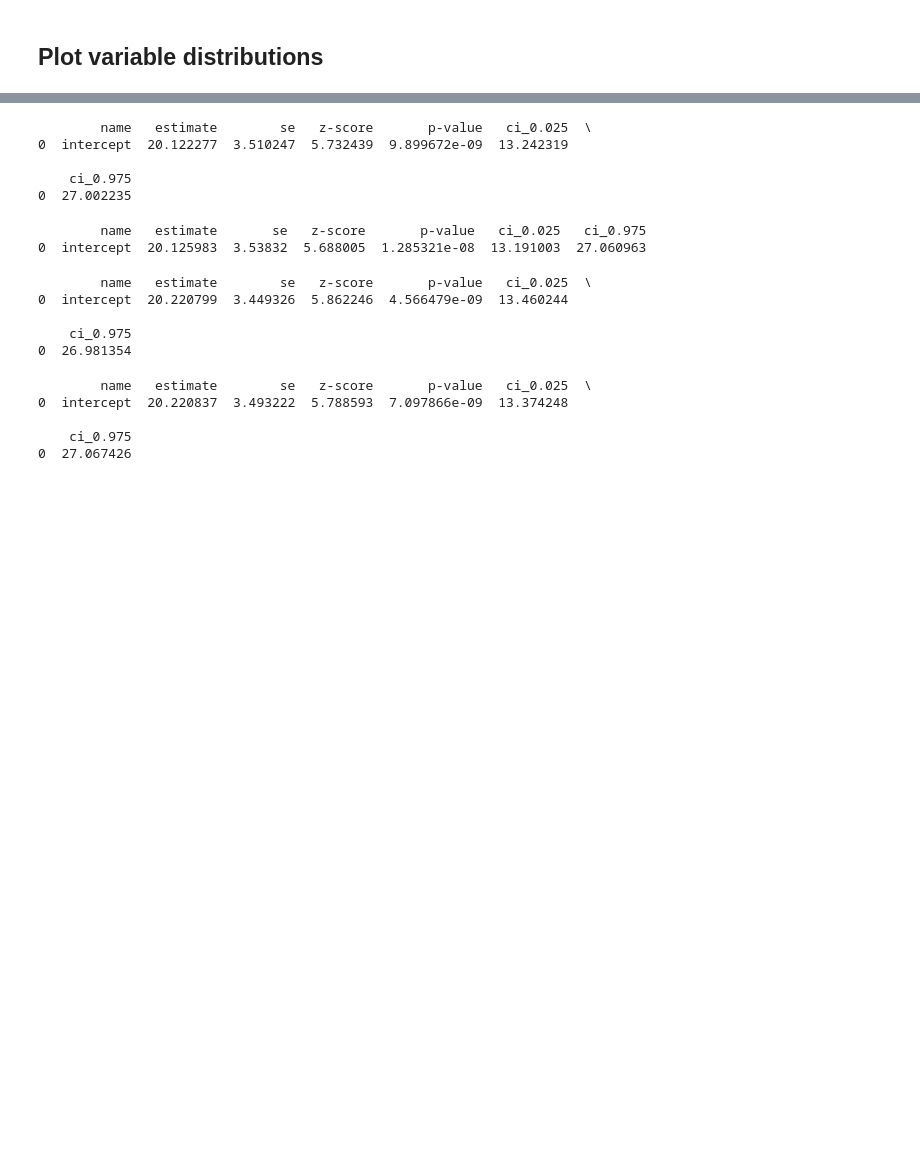
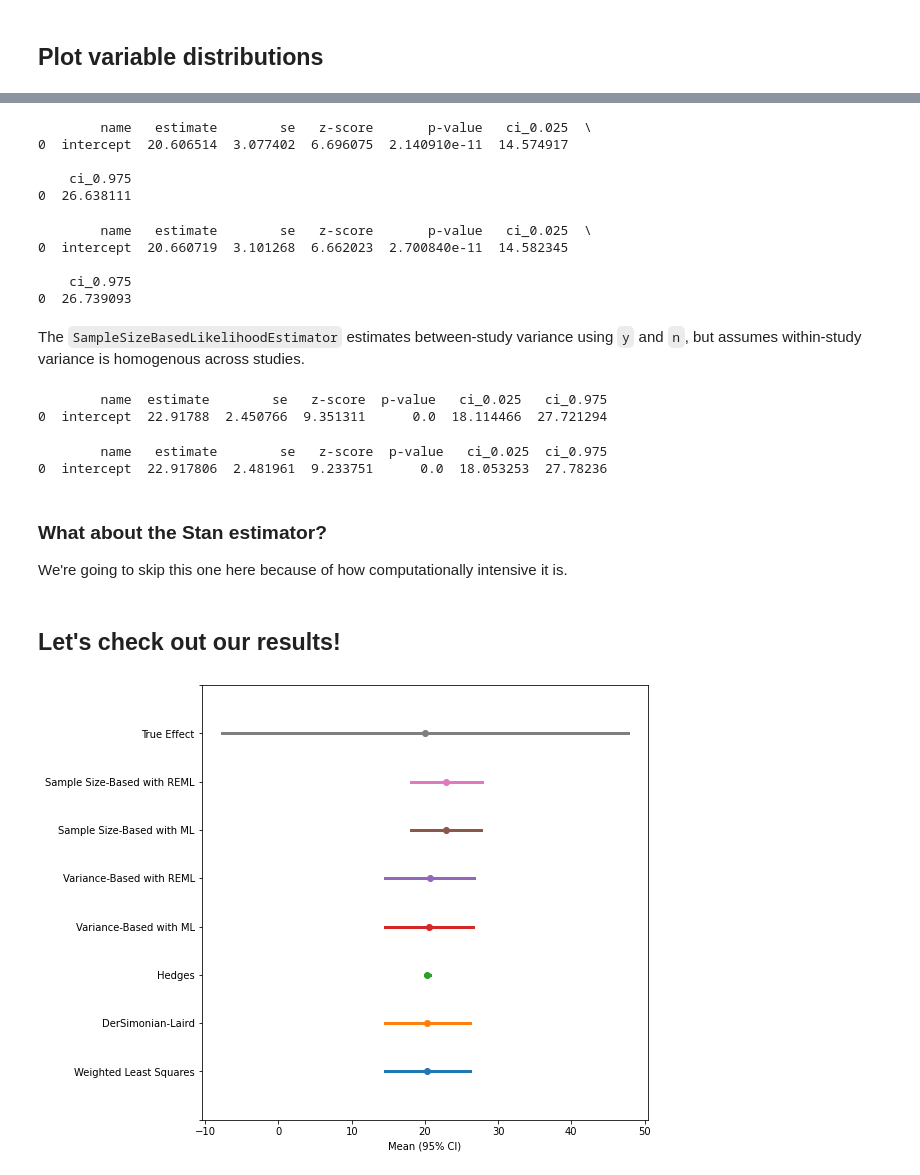
Before and after one commit to tsalo/misc-notebooks, a Jupyter notebook: pymare_example.ipynb, the cells around one changed output, grey strips where cells are left out. Cells and saved outputs as stored; diff of their text form; code cells hidden in the pictures; blank space fills up the shorter version.

```diff
--- a/pymare_example.ipynb
+++ b/pymare_example.ipynb
@@ -146,41 +183,70 @@ print(summary.to_df())
 # %%
 vb_ml = pymare.estimators.VarianceBasedLikelihoodEstimator(method='ML')
 vb_ml.fit(dset)
-summary = vb_ml.summary()
-print(summary.to_df())
+vb_ml_summary = vb_ml.summary()
+results['Variance-Based with ML'] = vb_ml_summary.to_df()
+print(vb_ml_summary.to_df())
 # %% [output]
         name   estimate        se   z-score       p-value   ci_0.025  \
-0  intercept  20.122277  3.510247  5.732439  9.899672e-09  13.242319
+0  intercept  20.606514  3.077402  6.696075  2.140910e-11  14.574917
 
     ci_0.975
-0  27.002235
+0  26.638111
 # %%
 vb_reml = pymare.estimators.VarianceBasedLikelihoodEstimator(method='REML')
 vb_reml.fit(dset)
-summary = vb_reml.summary()
-print(summary.to_df())
+vb_reml_summary = vb_reml.summary()
+results['Variance-Based with REML'] = vb_reml_summary.to_df()
+print(vb_reml_summary.to_df())
 # %% [output]
-        name   estimate       se   z-score       p-value   ci_0.025   ci_0.975
-0  intercept  20.125983  3.53832  5.688005  1.285321e-08  13.191003  27.060963
+        name   estimate        se   z-score       p-value   ci_0.025  \
+0  intercept  20.660719  3.101268  6.662023  2.700840e-11  14.582345
+
+    ci_0.975
+0  26.739093
+# %% [markdown]
+The `SampleSizeBasedLikelihoodEstimator` estimates between-study variance using `y` and `n`, but assumes within-study variance is homogenous across studies.
 # %%
 sb_ml = pymare.estimators.SampleSizeBasedLikelihoodEstimator(method='ML')
 sb_ml.fit(dset)
-summary = sb_ml.summary()
-print(summary.to_df())
+sb_ml_summary = sb_ml.summary()
+results['Sample Size-Based with ML'] = sb_ml_summary.to_df()
+print(sb_ml_summary.to_df())
 # %% [output]
-        name   estimate        se   z-score       p-value   ci_0.025  \
-0  intercept  20.220799  3.449326  5.862246  4.566479e-09  13.460244
-
-    ci_0.975
-0  26.981354
+        name  estimate        se   z-score  p-value   ci_0.025   ci_0.975
+0  intercept  22.91788  2.450766  9.351311      0.0  18.114466  27.721294
 # %%
 sb_reml = pymare.estimators.SampleSizeBasedLikelihoodEstimator(method='REML')
 sb_reml.fit(dset)
-summary = sb_reml.summary()
-print(summary.to_df())
+sb_reml_summary = sb_reml.summary()
+results['Sample Size-Based with REML'] = sb_reml_summary.to_df()
+print(sb_reml_summary.to_df())
 # %% [output]
-        name   estimate        se   z-score       p-value   ci_0.025  \
-0  intercept  20.220837  3.493222  5.788593  7.097866e-09  13.374248
-
-    ci_0.975
-0  27.067426
+        name   estimate        se   z-score  p-value   ci_0.025  ci_0.975
+0  intercept  22.917806  2.481961  9.233751      0.0  18.053253  27.78236
+# %% [markdown]
+### What about the Stan estimator?
+We're going to skip this one here because of how computationally intensive it is.
+# %% [markdown]
+## Let's check out our results!
+# %%
+fig, ax = plt.subplots(figsize=(8, 8))
+
+for i, (estimator_name, summary_df) in enumerate(results.items()):
+    ax.scatter((summary_df.loc[0, 'estimate'],), (i+1,), label=estimator_name)
+    ax.plot((summary_df.loc[0, 'ci_0.025'],  summary_df.loc[0, 'ci_0.975']),
+            (i+1, i+1),
+            linewidth=3)
+
+# Get 95% CI for true effect
+lower_bound, upper_bound = var_to_ci(true_effect, between_study_var, 1)
+ax.scatter((true_effect,), (i+2,), label='True Effect')
+ax.plot((lower_bound, upper_bound), (i+2, i+2),
+        linewidth=3, label='Between-Study 95% CI')
+ax.set_ylim((0, i+3))
+ax.set_yticklabels([None] + list(results.keys()) + ['True Effect'])
+
+ax.set_xlabel('Mean (95% CI)')
+fig.show()
+# %% [output]
+[figure, added]
```
Also changed, not shown: parts of 19 cells of this notebook, 2 other files.
